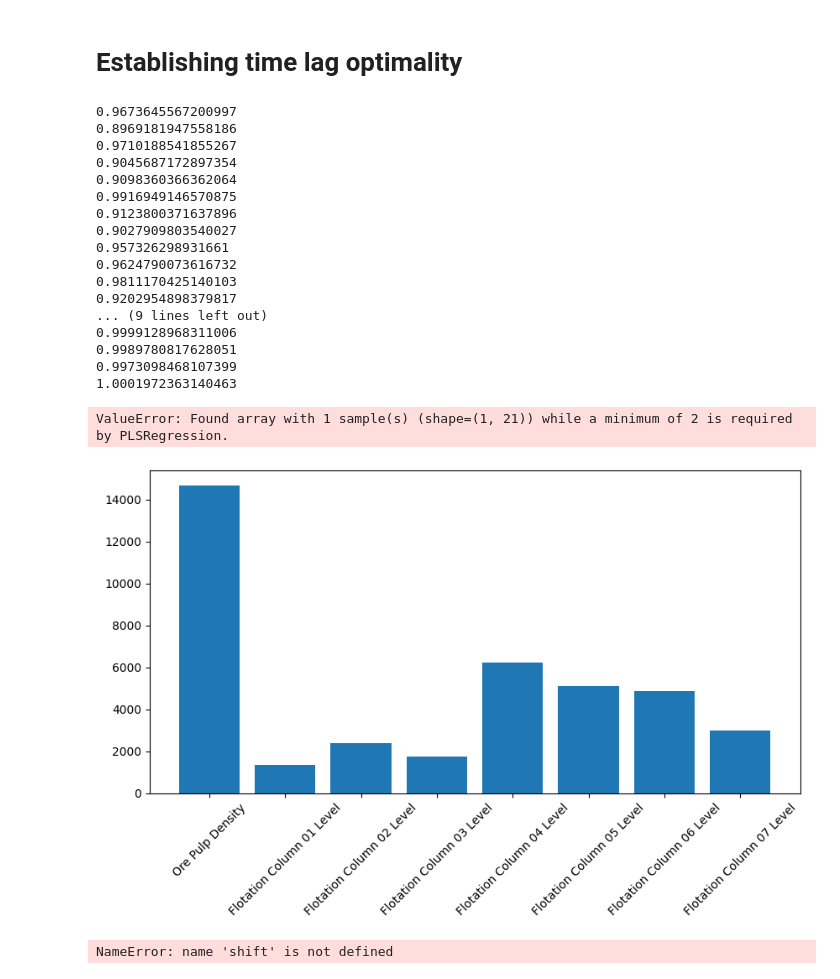
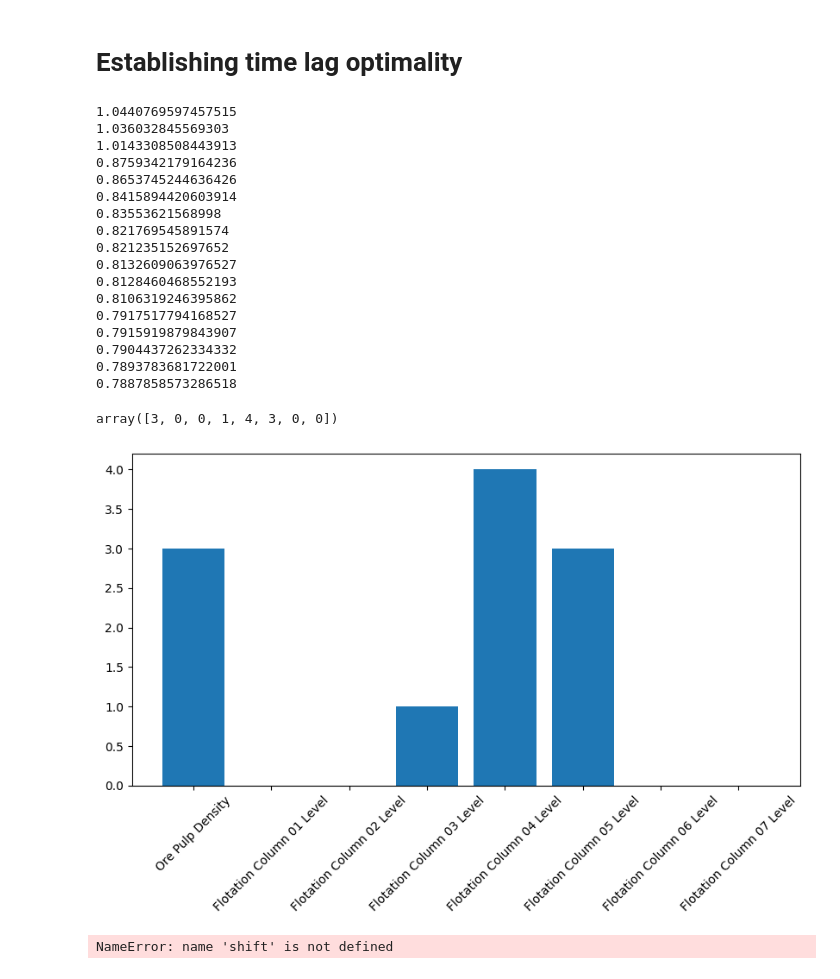
Before and after one commit to Unexp1ainable/ADAML-Project1, a Jupyter notebook: project_sam.ipynb, the cells around one changed output. Drawn from its saved outputs; the diff is of its cells as text; code cells hidden in the pictures.

```diff
--- a/project_sam.ipynb
+++ b/project_sam.ipynb
@@ -312,49 +312,49 @@ STEP = 1
 # vy = valid_y.tail(vs.shape[0]).copy()
 # determine_optimal_time_lag(cs, cy, cs, cy)
 # optimizer = tlo.VerticalStairsOptimizer(STEP, UPPER_LAG_BOUND, "out/test")
-optimizer = tlo.DynamicOptimizer(STEP, UPPER_LAG_BOUND, "out/test")
+optimizer = tlo.DynamicOptimizerOneAtATime(STEP, UPPER_LAG_BOUND, "out/test")
 res = optimizer.run(calib_set, calib_y, valid_set, valid_y)
 res
-#
 # %% [output]
-0.9673645567200997
-0.8969181947558186
-0.9710188541855267
-0.9045687172897354
-0.9098360366362064
-0.9916949146570875
-0.9123800371637896
-0.9027909803540027
-0.957326298931661
-0.9624790073616732
-0.9811170425140103
-0.9202954898379817
-... (9 lines left out)
-0.9999128968311006
-0.9989780817628051
-0.9973098468107399
-1.0001972363140463
+1.0440769597457515
+1.036032845569303
+1.0143308508443913
+0.8759342179164236
+0.8653745244636426
+0.8415894420603914
+0.83553621568998
+0.821769545891574
+0.821235152697652
+0.8132609063976527
+0.8128460468552193
+0.8106319246395862
+0.7917517794168527
+0.7915919879843907
+0.7904437262334332
+0.7893783681722001
+0.7887858573286518
-ValueError: Found array with 1 sample(s) (shape=(1, 21)) while a minimum of 2 is required by PLSRegression.
+array([3, 0, 0, 1, 4, 3, 0, 0])
 # %%
 boundaries = [
     "% Iron Feed",
     "Ore Pulp Density",
     "Flotation Column 01 Level",
     "Flotation Column 02 Level",
     "Flotation Column 03 Level",
     "Flotation Column 04 Level",
     "Flotation Column 05 Level",
     "Flotation Column 06 Level",
     "Flotation Column 07 Level",
     # "y"
 ]
 
-lags = [14657,  1342,  2390,  1754,  6227,  5122,  4892,  2978]
+lags = [24,24,18,15,12,13,13,7]
+lags = [3, 0, 0, 1, 4, 3, 0, 0] # mse 0.7887858573286518
 plt.bar(range(len(lags)), lags)
 plt.xticks(range(len(lags)), boundaries[1:], rotation=45)
 plt.show()
 # %% [output]
-[figure, old version]
+[figure, new version]
 # %%
 testdf = dataset.copy()
 
```
Also changed, not shown: 1 other file.
